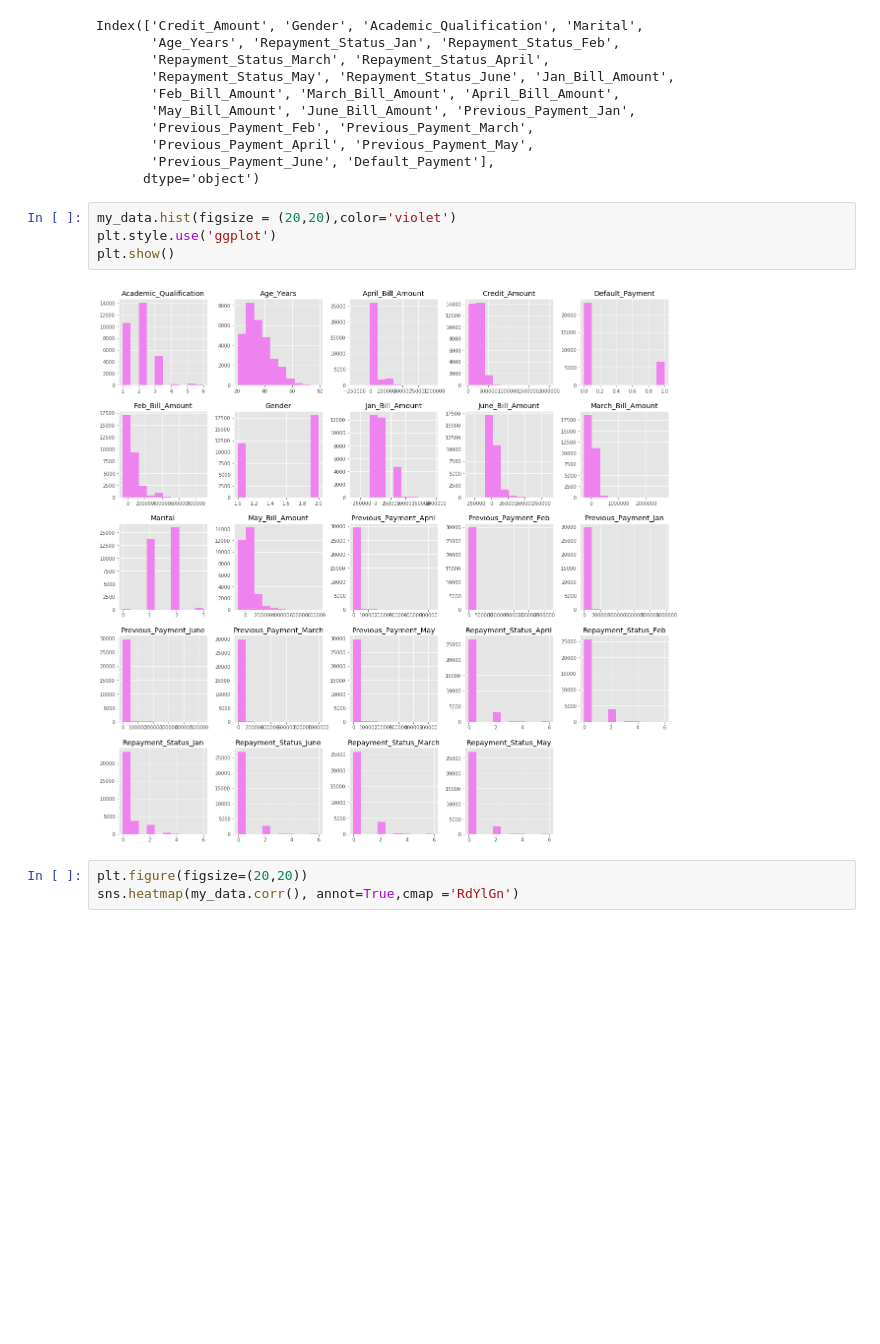
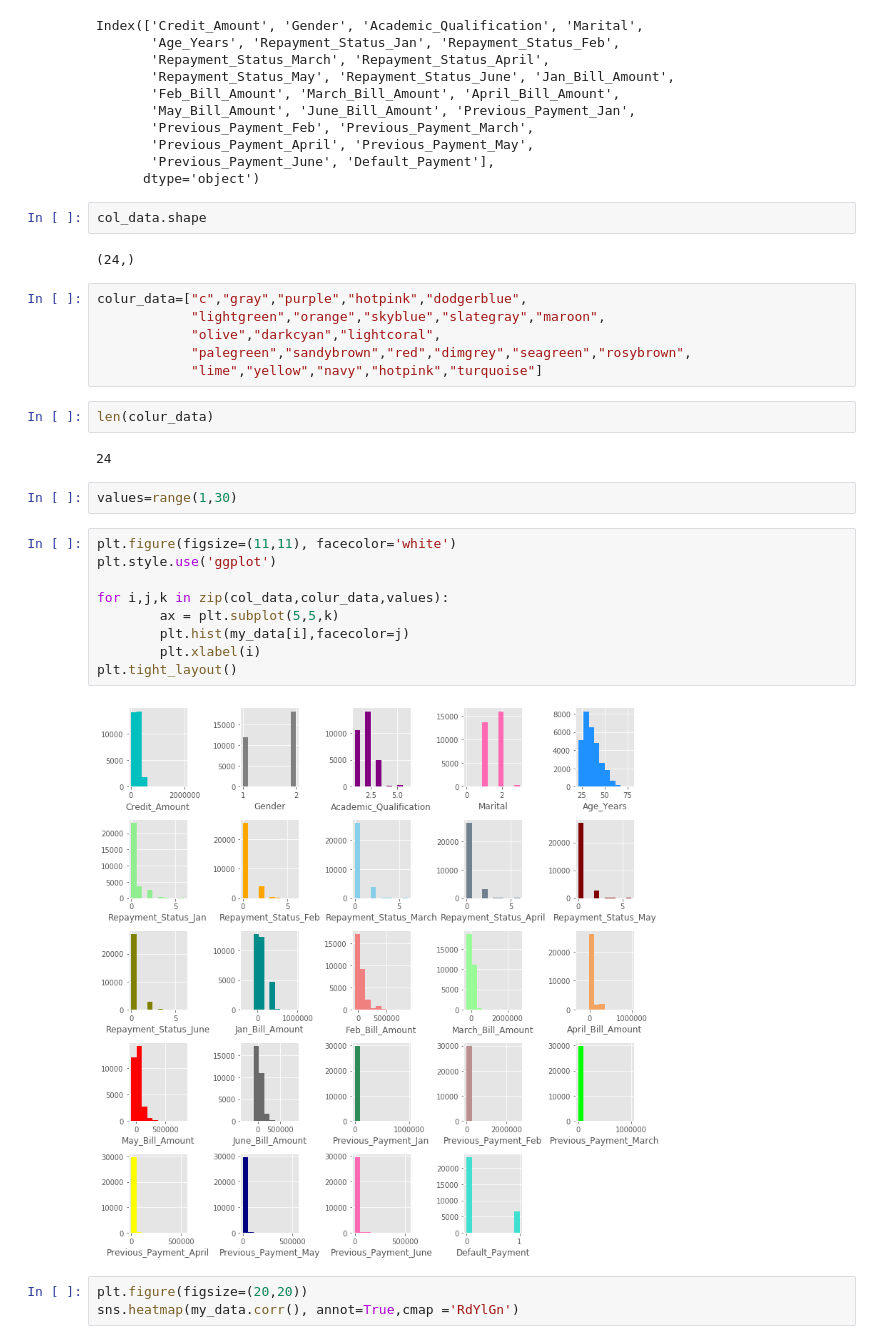
Before and after one commit to Venukiran004/BankCreditCard, a Jupyter notebook: BankCreditCard_final .ipynb, the cells around one changed output. Drawn from its saved outputs; the diff is of its cells as text; blank space fills up the shorter version.

```diff
--- a/BankCreditCard_final .ipynb
+++ b/BankCreditCard_final .ipynb
@@ -122,12 +122,33 @@ Index(['Credit_Amount', 'Gender', 'Academic_Qualification', 'Marital',
        'Previous_Payment_April', 'Previous_Payment_May',
        'Previous_Payment_June', 'Default_Payment'],
       dtype='object')
-# %%
-my_data.hist(figsize = (20,20),color='violet')
-plt.style.use('ggplot')
-plt.show()
-# %% [output]
-[figure, removed]
+# %%
+col_data.shape
+# %% [output]
+(24,)
+# %%
+colur_data=["c","gray","purple","hotpink","dodgerblue",
+            "lightgreen","orange","skyblue","slategray","maroon",
+            "olive","darkcyan","lightcoral",
+            "palegreen","sandybrown","red","dimgrey","seagreen","rosybrown",
+            "lime","yellow","navy","hotpink","turquoise"]
+# %%
+len(colur_data)
+# %% [output]
+24
+# %%
+values=range(1,30)
+# %%
+plt.figure(figsize=(11,11), facecolor='white')
+plt.style.use('ggplot')
+
+for i,j,k in zip(col_data,colur_data,values):
+        ax = plt.subplot(5,5,k)
+        plt.hist(my_data[i],facecolor=j)
+        plt.xlabel(i)
+plt.tight_layout()
+# %% [output]
+[figure, added]
 # %%
 plt.figure(figsize=(20,20))
 sns.heatmap(my_data.corr(), annot=True,cmap ='RdYlGn')
```
